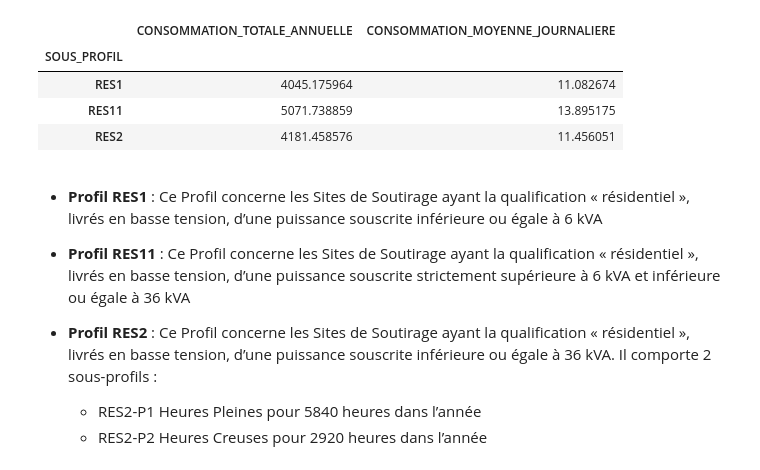
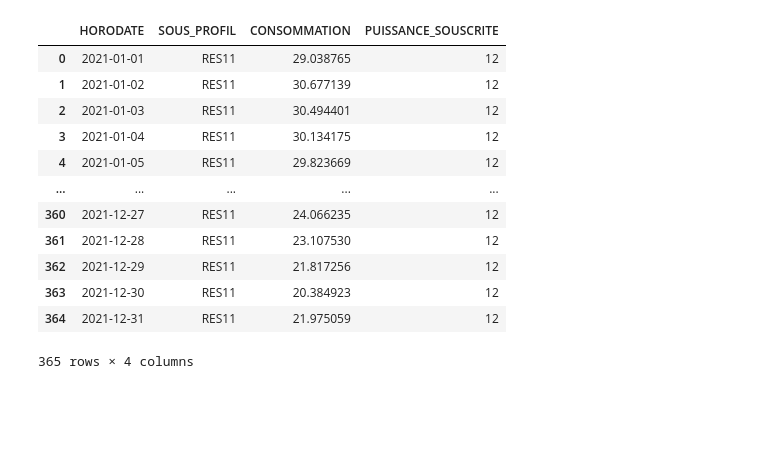
Before and after one commit to g0bel1n/EnergyBot, a Jupyter notebook: consumption_prediction/notebooks/consumpttion_.ipynb, the cells around one changed output. Cells and saved outputs as stored; diff of their text form; code cells hidden in the pictures; blank space fills up the shorter version.

Commit message:
consumpton data

```diff
--- a/consumption_prediction/notebooks/consumpttion_.ipynb
+++ b/consumption_prediction/notebooks/consumpttion_.ipynb
@@ -8,14 +9,0 @@ import plotly.graph_objects as go
-# %%
-def consommation(df:pd.DataFrame, ps: int) -> pd.DataFrame:
-    df_conso = df.groupby(["HORODATE", "SOUS_PROFIL"]).mean().reset_index()
-
-    df_conso["CONSOMMATION_PAR_PS"] = df_conso["COEFFICIENT_DYNAMIQUE"] * df_conso["THETA"]
-    df_conso["PS"] = ps
-    df_conso["CONSOMMATION"] = 24 * df_conso["PROP_HEURE"] *  df_conso["CONSOMMATION_PAR_PS"] * df_conso["PS"]
-
-    df_conso = df_conso[["HORODATE", "SOUS_PROFIL", "CONSOMMATION"]]
-    df_conso["SOUS_PROFIL"].replace(["RES1", "RES11", "RES2_HP", "RES2_HC"], ["RES1", "RES11", "RES2", "RES2"], inplace=True)
-    df_conso = df_conso.groupby(["HORODATE", "SOUS_PROFIL"]).sum().reset_index()
-    df_conso["PS"] = ps
-
-    return df_conso
@@ -72,23 +10,17 @@ df_profile_coeff.head()
-# %%
-# aggregat de la consommation sur l'année 2021
-df_conso_12kVA = consommation(df_profile_coeff, 12)
-
-df_conso_12kVA[["SOUS_PROFIL", "CONSOMMATION"]].groupby("SOUS_PROFIL").agg(CONSOMMATION_TOTALE_ANNUELLE=("CONSOMMATION", "sum"), CONSOMMATION_MOYENNE_JOURNALIERE=("CONSOMMATION", "mean"))
-# %% [output]
-|  | CONSOMMATION_TOTALE_ANNUELLE | CONSOMMATION_MOYENNE_JOURNALIERE |
-| SOUS_PROFIL |  |  |
-| RES1 | 4045.175964 | 11.082674 |
-| RES11 | 5071.738859 | 13.895175 |
-| RES2 | 4181.458576 | 11.456051 |
-# %% [markdown]
-+ **Profil RES1** : Ce Profil concerne les Sites de Soutirage ayant la qualification « résidentiel », livrés en basse tension,
-d’une puissance souscrite inférieure ou égale à 6 kVA
-
-+ **Profil RES11** : Ce Profil concerne les Sites de Soutirage ayant la qualification « résidentiel », livrés en basse tension,
-d’une puissance souscrite strictement supérieure à 6 kVA et inférieure ou égale à 36 kVA
-
-+ **Profil RES2** :  Ce Profil concerne les Sites de Soutirage ayant la qualification « résidentiel », livrés en basse tension,
-d’une puissance souscrite inférieure ou égale à 36 kVA. Il comporte 2 sous-profils :
-    - RES2-P1 Heures Pleines pour 5840 heures dans l’année
-    - RES2-P2 Heures Creuses pour 2920 heures dans l’année
+# %%
+df_conso = consommation(12, "RES11")
+# %% [output]
+|  | HORODATE | SOUS_PROFIL | CONSOMMATION | PUISSANCE_SOUSCRITE |
+| 0 | 2021-01-01 | RES11 | 29.038765 | 12 |
+| 1 | 2021-01-02 | RES11 | 30.677139 | 12 |
+| 2 | 2021-01-03 | RES11 | 30.494401 | 12 |
+| 3 | 2021-01-04 | RES11 | 30.134175 | 12 |
+| 4 | 2021-01-05 | RES11 | 29.823669 | 12 |
+| ... | ... | ... | ... | ... |
+| 360 | 2021-12-27 | RES11 | 24.066235 | 12 |
+| 361 | 2021-12-28 | RES11 | 23.107530 | 12 |
+| 362 | 2021-12-29 | RES11 | 21.817256 | 12 |
+| 363 | 2021-12-30 | RES11 | 20.384923 | 12 |
+| 364 | 2021-12-31 | RES11 | 21.975059 | 12 |
+365 rows × 4 columns
 # %%
```
Also changed, not shown: parts of 10 cells of this notebook, 46 other files.
